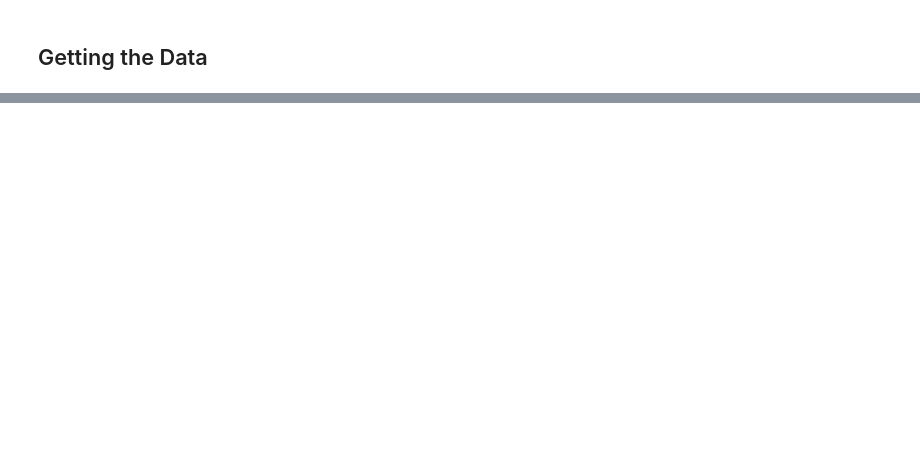
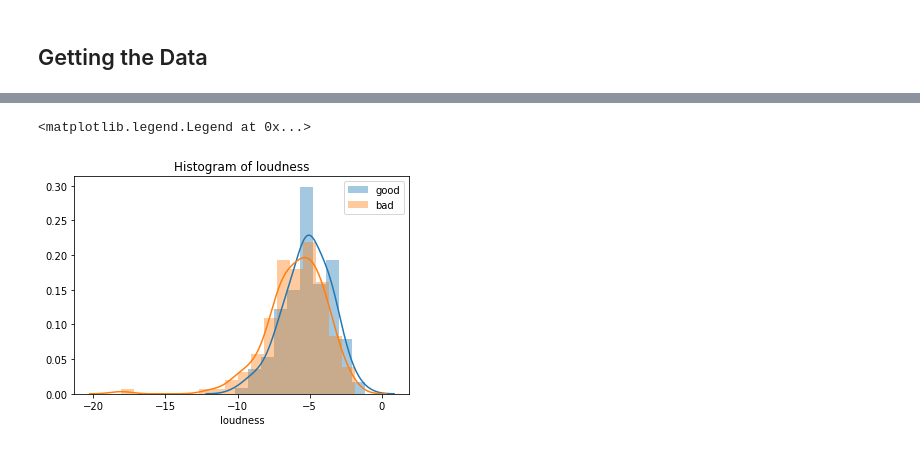
Before and after one commit to rolandqli/Playlist-Recommendations, a Jupyter notebook: Playlist Recommendations.ipynb, the cells around one changed output, grey strips where cells are left out. Saved outputs shown, nothing was run; the diff lists cells and outputs as text; code cells hidden in the pictures; blank space fills up the shorter version.

```diff
--- a/Playlist Recommendations.ipynb
+++ b/Playlist Recommendations.ipynb
@@ -113,0 +322,8 @@ df.head()
+# %%
+sns.distplot(goodsongs['loudness'], label = 'good')
+sns.distplot(badsongs['loudness'], label = 'bad')
+plt.title('Histogram of loudness')
+plt.legend()
+# %% [output]
+<matplotlib.legend.Legend at 0x...>
+[figure, added]
```
Also changed, not shown: parts of 39 cells of this notebook.
